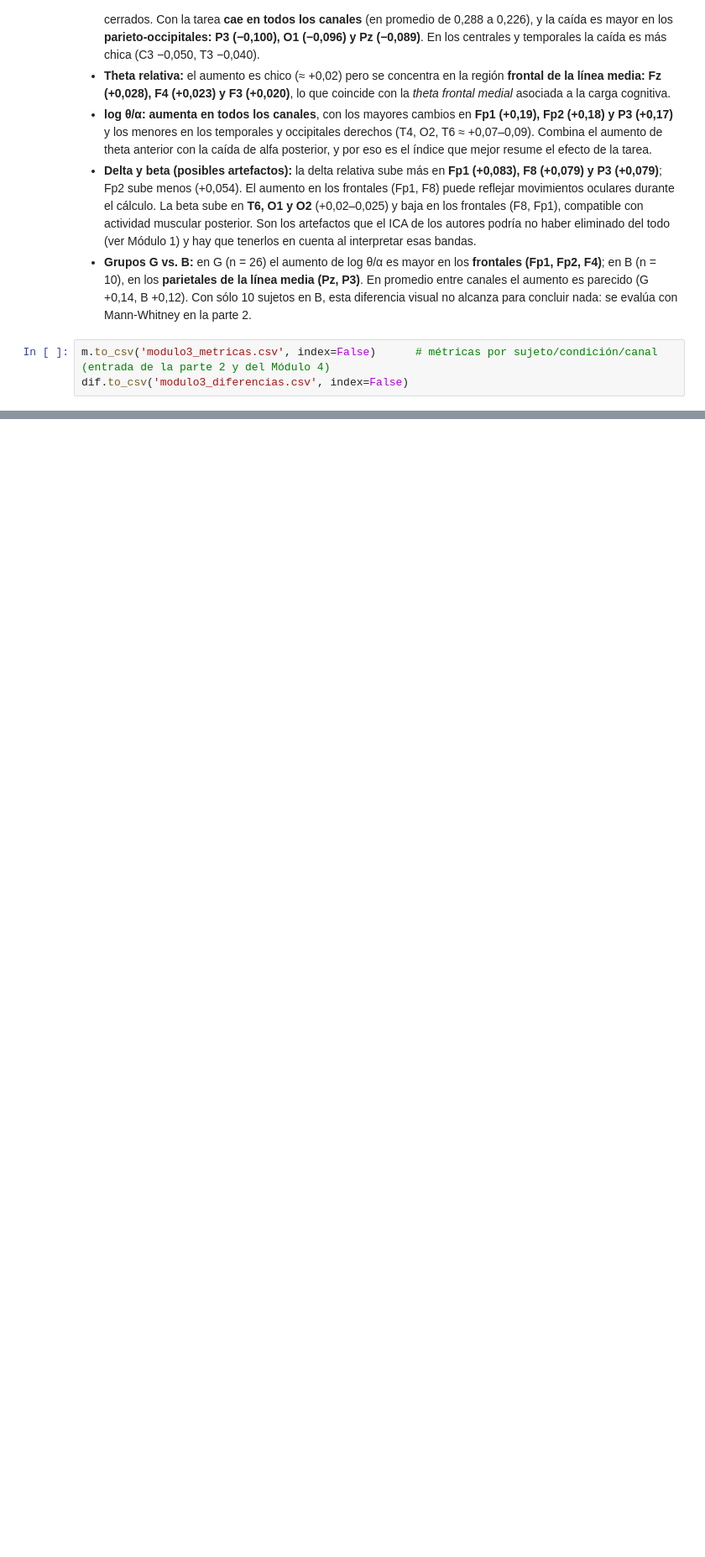
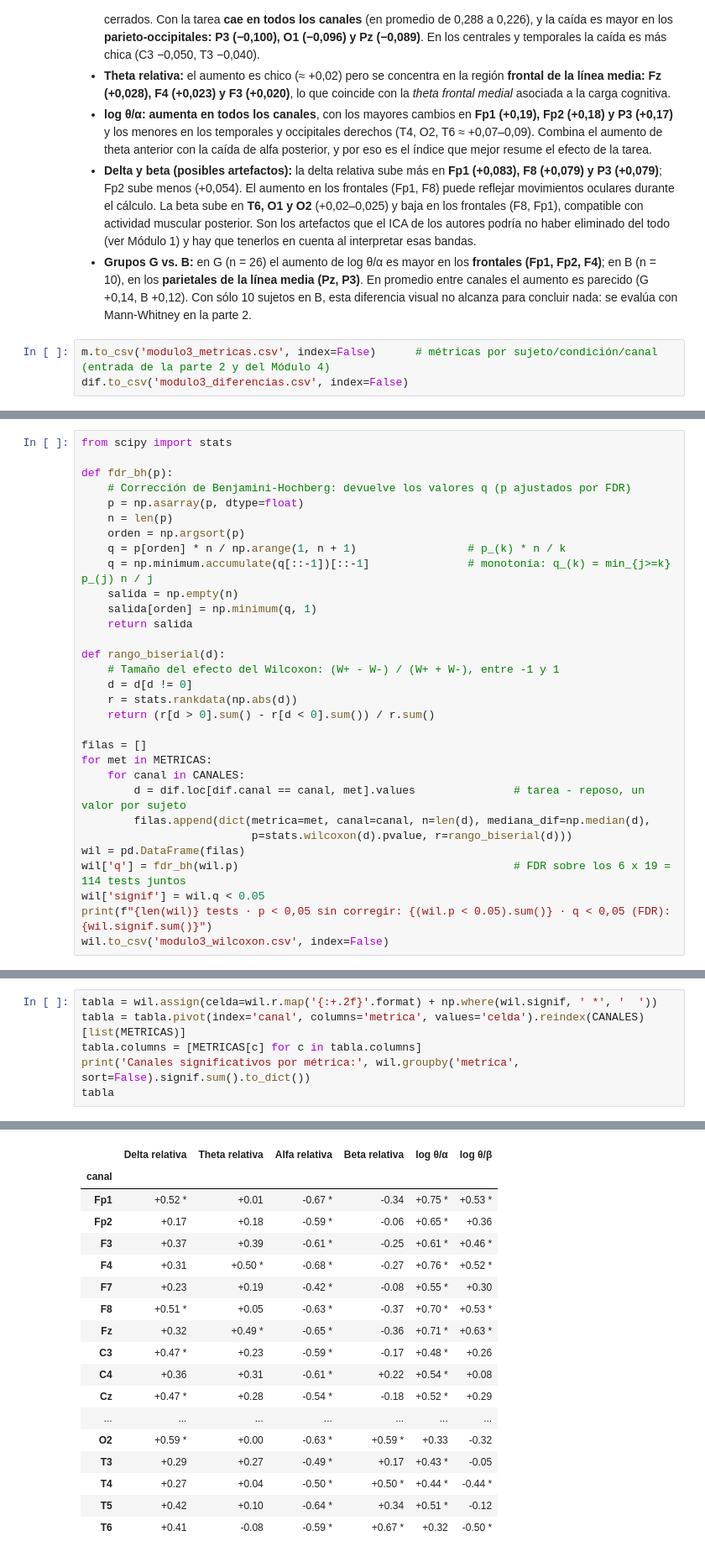
Before and after one commit to vickylauu/PSIB2026Q2-TPS-Grupo12-Lautersztein-Reggio-Ballester, a Jupyter notebook: notebooks/03_mapas_estadistica.ipynb, the cells around one changed output, grey strips where cells are left out. Shown at 84% size. Saved outputs shown, nothing was run; the diff lists cells and outputs as text; blank space fills up the shorter version.

Commit message:
Módulo 3: Wilcoxon reposo vs. tarea con corrección FDR

```diff
--- a/notebooks/03_mapas_estadistica.ipynb
+++ b/notebooks/03_mapas_estadistica.ipynb
@@ -158,0 +169,31 @@ dif.to_csv('modulo3_diferencias.csv', index=False)
+# %%
+from scipy import stats
+
+def fdr_bh(p):
+    # Corrección de Benjamini-Hochberg: devuelve los valores q (p ajustados por FDR)
+    p = np.asarray(p, dtype=float)
+    n = len(p)
+    orden = np.argsort(p)
+    q = p[orden] * n / np.arange(1, n + 1)                 # p_(k) * n / k
+    q = np.minimum.accumulate(q[::-1])[::-1]               # monotonía: q_(k) = min_{j>=k} p_(j) n / j
+    salida = np.empty(n)
+    salida[orden] = np.minimum(q, 1)
+    return salida
+
+def rango_biserial(d):
+    # Tamaño del efecto del Wilcoxon: (W+ - W-) / (W+ + W-), entre -1 y 1
+    d = d[d != 0]
+    r = stats.rankdata(np.abs(d))
+    return (r[d > 0].sum() - r[d < 0].sum()) / r.sum()
+
+filas = []
+for met in METRICAS:
+    for canal in CANALES:
+        d = dif.loc[dif.canal == canal, met].values               # tarea - reposo, un valor por sujeto
+        filas.append(dict(metrica=met, canal=canal, n=len(d), mediana_dif=np.median(d),
+                          p=stats.wilcoxon(d).pvalue, r=rango_biserial(d)))
+wil = pd.DataFrame(filas)
+wil['q'] = fdr_bh(wil.p)                                          # FDR sobre los 6 x 19 = 114 tests juntos
+wil['signif'] = wil.q < 0.05
+print(f"{len(wil)} tests · p < 0,05 sin corregir: {(wil.p < 0.05).sum()} · q < 0,05 (FDR): {wil.signif.sum()}")
+wil.to_csv('modulo3_wilcoxon.csv', index=False)
@@ -158,0 +204,7 @@ dif.to_csv('modulo3_diferencias.csv', index=False)
+# %%
+tabla = wil.assign(celda=wil.r.map('{:+.2f}'.format) + np.where(wil.signif, ' *', '  '))
+tabla = tabla.pivot(index='canal', columns='metrica', values='celda').reindex(CANALES)[list(METRICAS)]
+tabla.columns = [METRICAS[c] for c in tabla.columns]
+print('Canales significativos por métrica:', wil.groupby('metrica', sort=False).signif.sum().to_dict())
+tabla
+# %% [output]
@@ -158,0 +212,18 @@ dif.to_csv('modulo3_diferencias.csv', index=False)
+|  | Delta relativa | Theta relativa | Alfa relativa | Beta relativa | log θ/α | log θ/β |
+| canal |  |  |  |  |  |  |
+| Fp1 | +0.52 * | +0.01 | -0.67 * | -0.34 | +0.75 * | +0.53 * |
+| Fp2 | +0.17 | +0.18 | -0.59 * | -0.06 | +0.65 * | +0.36 |
+| F3 | +0.37 | +0.39 | -0.61 * | -0.25 | +0.61 * | +0.46 * |
+| F4 | +0.31 | +0.50 * | -0.68 * | -0.27 | +0.76 * | +0.52 * |
+| F7 | +0.23 | +0.19 | -0.42 * | -0.08 | +0.55 * | +0.30 |
+| F8 | +0.51 * | +0.05 | -0.63 * | -0.37 | +0.70 * | +0.53 * |
+| Fz | +0.32 | +0.49 * | -0.65 * | -0.36 | +0.71 * | +0.63 * |
+| C3 | +0.47 * | +0.23 | -0.59 * | -0.17 | +0.48 * | +0.26 |
+| C4 | +0.36 | +0.31 | -0.61 * | +0.22 | +0.54 * | +0.08 |
+| Cz | +0.47 * | +0.28 | -0.54 * | -0.18 | +0.52 * | +0.29 |
+| ... | ... | ... | ... | ... | ... | ... |
+| O2 | +0.59 * | +0.00 | -0.63 * | +0.59 * | +0.33 | -0.32 |
+| T3 | +0.29 | +0.27 | -0.49 * | +0.17 | +0.43 * | -0.05 |
+| T4 | +0.27 | +0.04 | -0.50 * | +0.50 * | +0.44 * | -0.44 * |
+| T5 | +0.42 | +0.10 | -0.64 * | +0.34 | +0.51 * | -0.12 |
+| T6 | +0.41 | -0.08 | -0.59 * | +0.67 * | +0.32 | -0.50 * |
```
Also changed, not shown: parts of 5 cells of this notebook.
